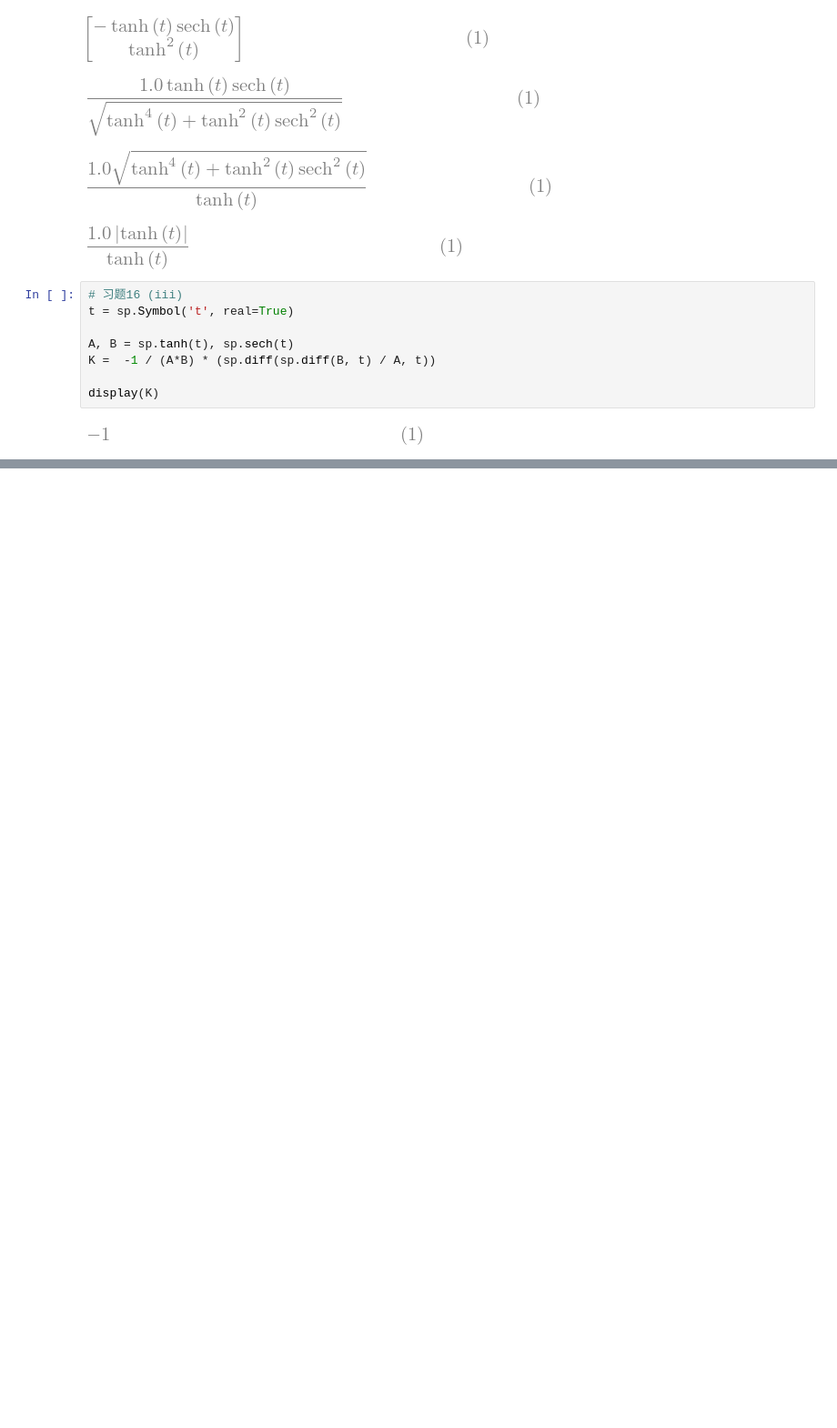
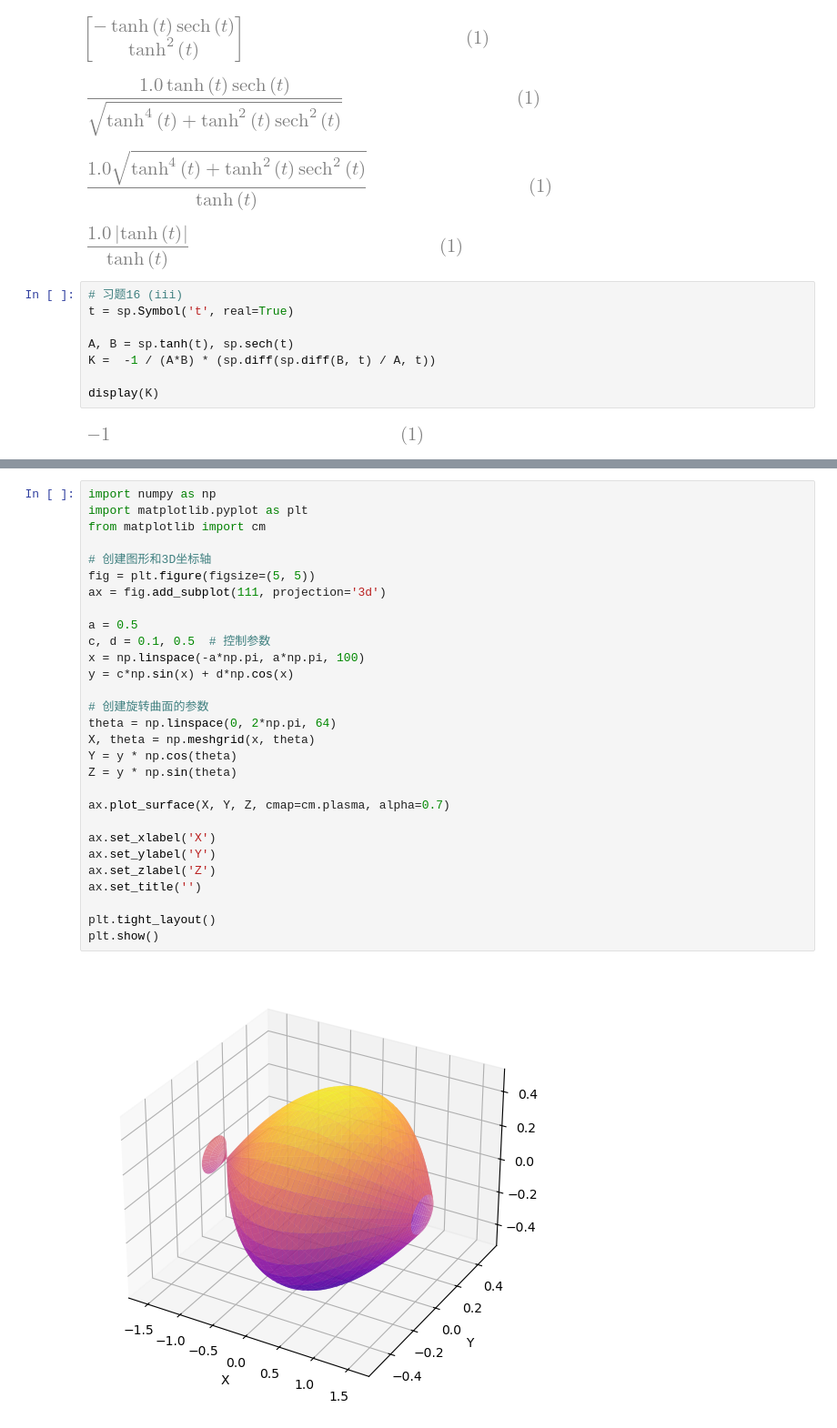
Before and after one commit to intuitionofmind/Visual-Differential-Geometry-and-Forms, a Jupyter notebook: python_notebooks/chap5.ipynb, the cells around one changed output, grey strips where cells are left out. Shown at 91% size. Drawn from its saved outputs; the diff is of its cells as text; blank space fills up the shorter version.

```diff
--- a/python_notebooks/chap5.ipynb
+++ b/python_notebooks/chap5.ipynb
@@ -132,0 +148,31 @@ display(K)
+# %%
+import numpy as np
+import matplotlib.pyplot as plt
+from matplotlib import cm
+
+# 创建图形和3D坐标轴
+fig = plt.figure(figsize=(5, 5))
+ax = fig.add_subplot(111, projection='3d')
+
+a = 0.5
+c, d = 0.1, 0.5  # 控制参数
+x = np.linspace(-a*np.pi, a*np.pi, 100)
+y = c*np.sin(x) + d*np.cos(x)
+
+# 创建旋转曲面的参数
+theta = np.linspace(0, 2*np.pi, 64)
+X, theta = np.meshgrid(x, theta)
+Y = y * np.cos(theta)
+Z = y * np.sin(theta)
+
+ax.plot_surface(X, Y, Z, cmap=cm.plasma, alpha=0.7)
+
+ax.set_xlabel('X')
+ax.set_ylabel('Y')
+ax.set_zlabel('Z')
+ax.set_title('')
+
+plt.tight_layout()
+plt.show()
+# %% [output]
+[figure, added]
```
Also changed, not shown: parts of 3 cells of this notebook, 2 other files.
